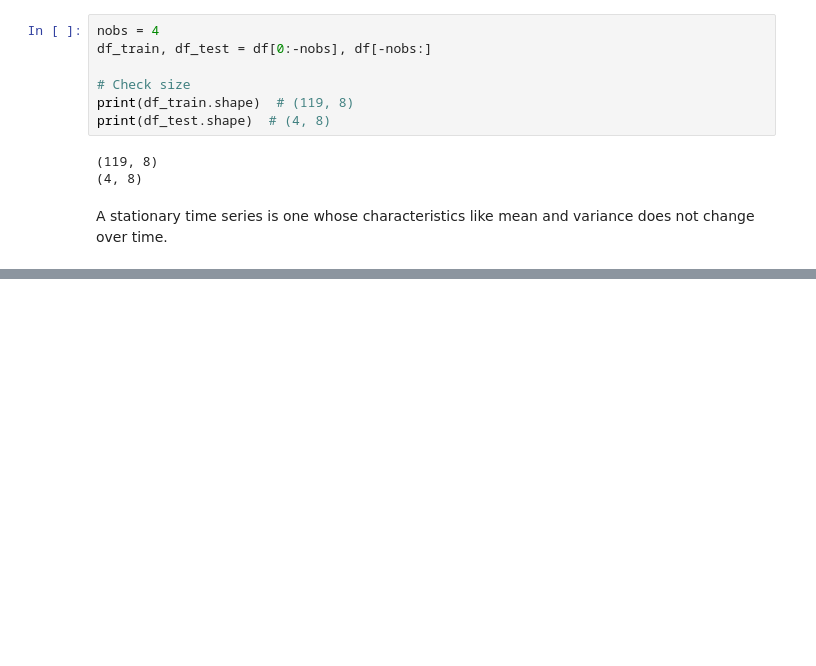
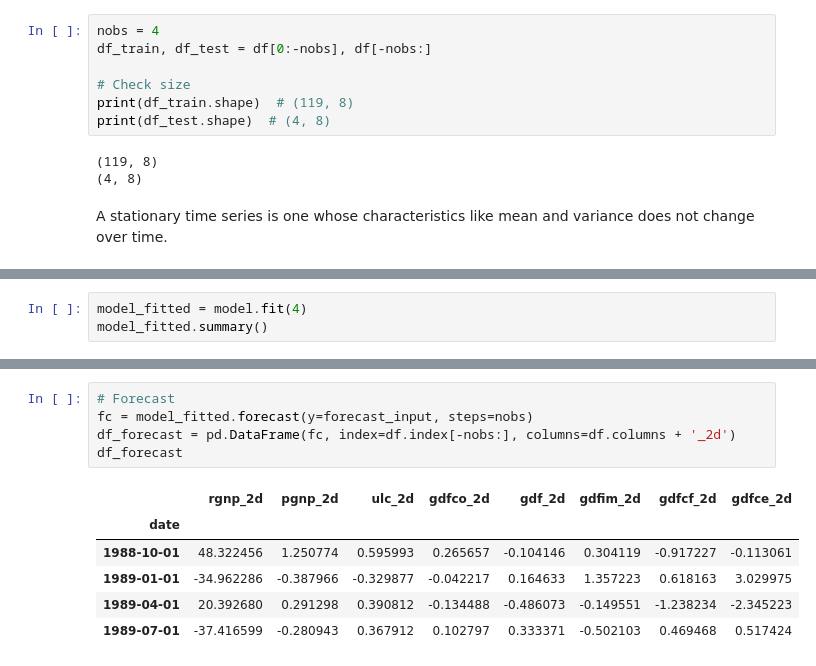
Before and after one commit to Vithyashagar/Time_Series, a Jupyter notebook: VectorAutoregression/VAR.ipynb, the cells around one changed output, grey strips where cells are left out. Cells and saved outputs as stored; diff of their text form; blank space fills up the shorter version.

```diff
--- a/VectorAutoregression/VAR.ipynb
+++ b/VectorAutoregression/VAR.ipynb
@@ -139,0 +285,3 @@ A stationary time series is one whose characteristics like mean and variance doe
+# %%
+model_fitted = model.fit(4)
+model_fitted.summary()
@@ -139,0 +338,12 @@ A stationary time series is one whose characteristics like mean and variance doe
+# %%
+# Forecast
+fc = model_fitted.forecast(y=forecast_input, steps=nobs)
+df_forecast = pd.DataFrame(fc, index=df.index[-nobs:], columns=df.columns + '_2d')
+df_forecast
+# %% [output]
+|  | rgnp_2d | pgnp_2d | ulc_2d | gdfco_2d | gdf_2d | gdfim_2d | gdfcf_2d | gdfce_2d |
+| date |  |  |  |  |  |  |  |  |
+| 1988-10-01 | 48.322456 | 1.250774 | 0.595993 | 0.265657 | -0.104146 | 0.304119 | -0.917227 | -0.113061 |
+| 1989-01-01 | -34.962286 | -0.387966 | -0.329877 | -0.042217 | 0.164633 | 1.357223 | 0.618163 | 3.029975 |
+| 1989-04-01 | 20.392680 | 0.291298 | 0.390812 | -0.134488 | -0.486073 | -0.149551 | -1.238234 | -2.345223 |
+| 1989-07-01 | -37.416599 | -0.280943 | 0.367912 | 0.102797 | 0.333371 | -0.502103 | 0.469468 | 0.517424 |
```
Also changed, not shown: parts of 17 cells of this notebook.
